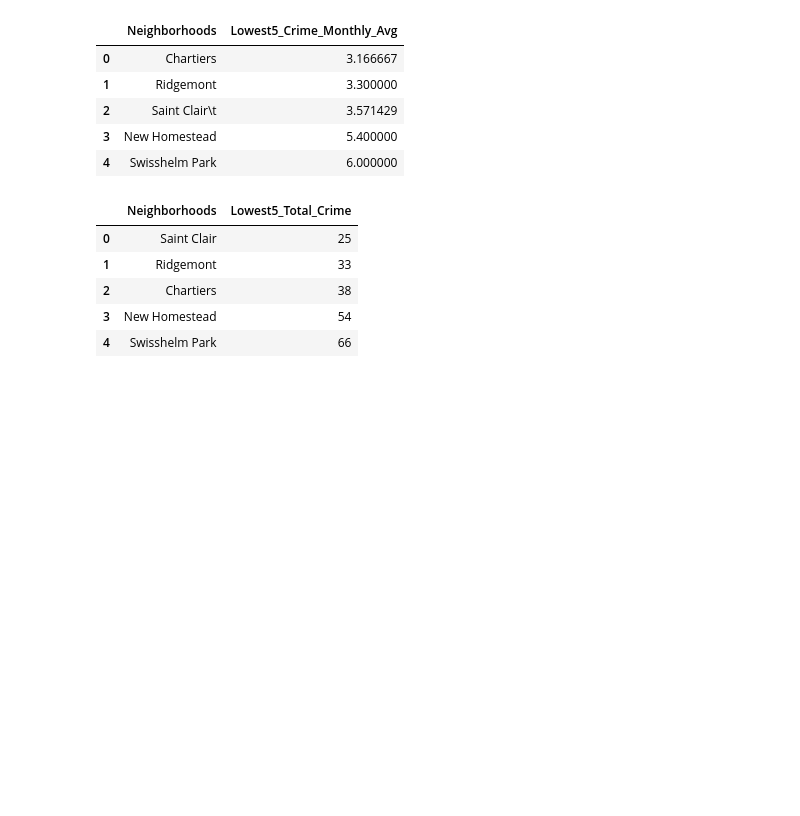
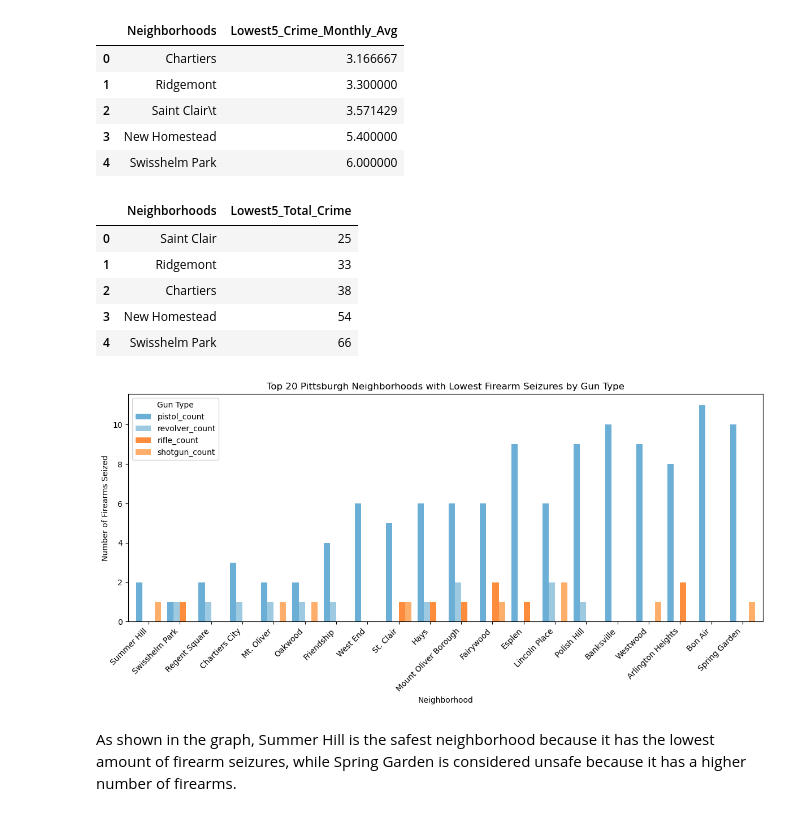
Before and after one commit to ajmitchell07/Final-Project-Best-Pittsburgh-Neighborhood-, a Jupyter notebook: Final-Notebook.ipynb, the cells around one changed output. Drawn from its saved outputs; the diff is of its cells as text; code cells hidden in the pictures; blank space fills up the shorter version.

Commit message:
More analysis and graph

```diff
--- a/Final-Notebook.ipynb
+++ b/Final-Notebook.ipynb
@@ -43,3 +43,41 @@ year_crime.head()
 | 2 | Chartiers | 38 |
 | 3 | New Homestead | 54 |
 | 4 | Swisshelm Park | 66 |
+# %%
+import pandas as pd
+import matplotlib.pyplot as plt
+
+%matplotlib inline
+
+data = pd.read_csv("/ihome/cmpinf0010_2025f/las660/Final-Project-Best-Pittsburgh-Neighborhood-/data/firearm_seizures.csv", index_col="_id")
+
+#filter columns only needed
+cols = ["neighborhood", "pistol_count", "revolver_count", "rifle_count", "shotgun_count"]
+
+#group firearms by neighborhood
+gun_types_by_neighborhood = (data.dropna(subset=["neighborhood"]).groupby("neighborhood")[cols[1:]].sum().reset_index())
+
+#get total firearm seizures per neighborhood
+gun_types_by_neighborhood["total_count"] = gun_types_by_neighborhood[["pistol_count", "revolver_count", "rifle_count", "shotgun_count"]].sum(axis=1)
+
+#sort total_count from least to greatest
+lowest20 = gun_types_by_neighborhood.sort_values(by="total_count", ascending=True).head(20)
+
+#making colors
+color_map = ["#6baed6", "#9ecae1", "#fd8d3c", "#fdae6b"]
+
+#customizing the bars and setting labels
+lowest20.set_index("neighborhood")[["pistol_count", "revolver_count", "rifle_count", "shotgun_count"]].plot(kind="bar",figsize=(12,6),color=color_map,width=0.8)
+
+#making chart
+plt.title("Top 20 Pittsburgh Neighborhoods with Lowest Firearm Seizures by Gun Type")
+plt.ylabel("Number of Firearms Seized")
+plt.xlabel("Neighborhood")
+plt.xticks(rotation=45, ha="right")
+plt.legend(title="Gun Type")
+plt.tight_layout()
+plt.show()
+# %% [output]
+[figure, added]
+# %% [markdown]
+As shown in the graph, Summer Hill is the safest neighborhood because it has the lowest amount of firearm seizures, while Spring Garden is considered unsafe because it has a higher number of firearms.
```
